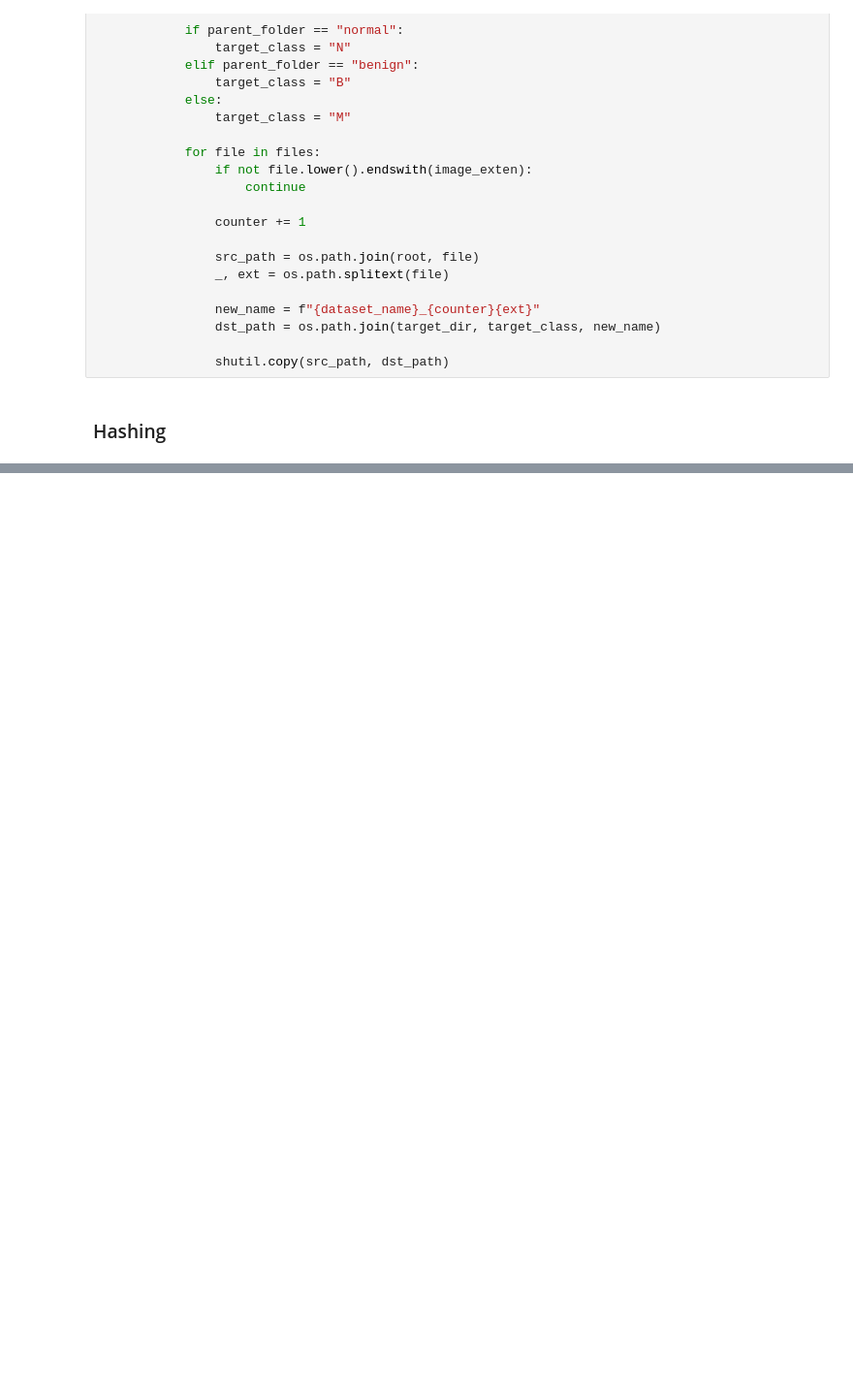
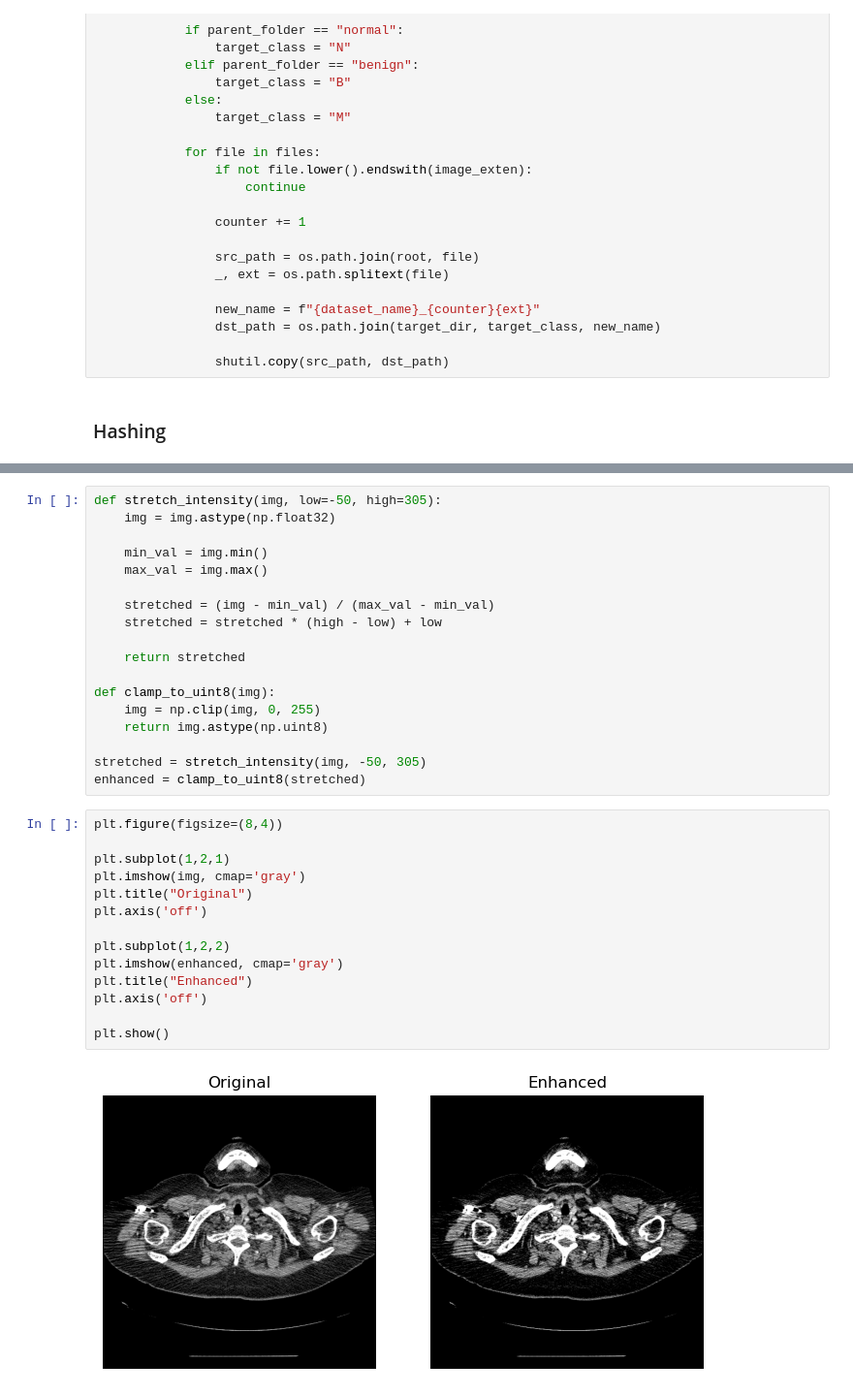
Before and after one commit to R-Mahin/Multi-Class-Lung-Cancer---2D, a Jupyter notebook: src/model.ipynb, the cells around one changed output, grey strips where cells are left out. Shown at 97% size. Cells and saved outputs as stored; diff of their text form; blank space fills up the shorter version.

```diff
--- a/src/model.ipynb
+++ b/src/model.ipynb
@@ -100,0 +128,34 @@ Duplicates deleted: 2186
+# %%
+def stretch_intensity(img, low=-50, high=305):
+    img = img.astype(np.float32)
+
+    min_val = img.min()
+    max_val = img.max()
+
+    stretched = (img - min_val) / (max_val - min_val)
+    stretched = stretched * (high - low) + low
+
+    return stretched
+
+def clamp_to_uint8(img):
+    img = np.clip(img, 0, 255)
+    return img.astype(np.uint8)
+
+stretched = stretch_intensity(img, -50, 305)
+enhanced = clamp_to_uint8(stretched)
+# %%
+plt.figure(figsize=(8,4))
+
+plt.subplot(1,2,1)
+plt.imshow(img, cmap='gray')
+plt.title("Original")
+plt.axis('off')
+
+plt.subplot(1,2,2)
+plt.imshow(enhanced, cmap='gray')
+plt.title("Enhanced")
+plt.axis('off')
+
+plt.show()
+# %% [output]
+[figure, added]
```
Also changed, not shown: parts of 11 cells of this notebook.
